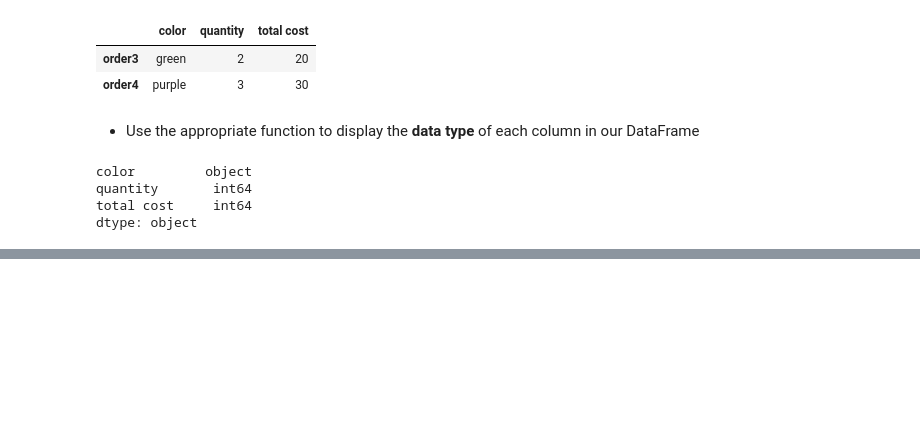
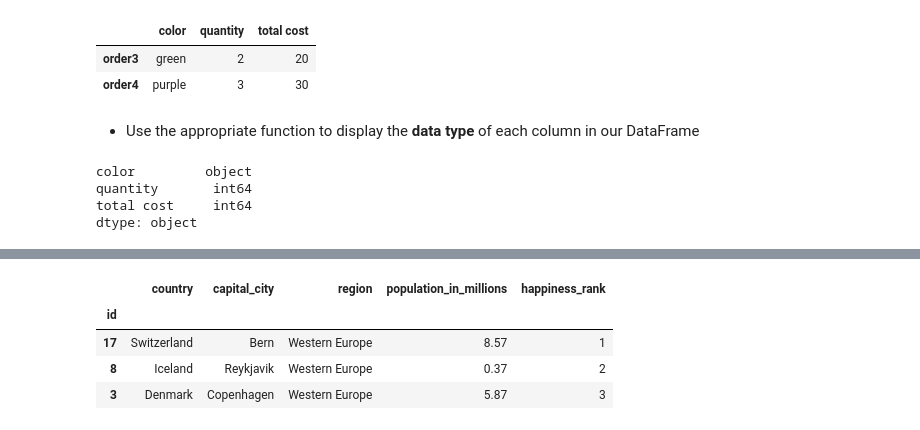
Before and after one commit to megancindric/DA_Flex_Pandas_in_Action, a Jupyter notebook: Pandas_In_Action.ipynb, the cells around one changed output, grey strips where cells are left out. Drawn from its saved outputs; the diff is of its cells as text; code cells hidden in the pictures; blank space fills up the shorter version.

```diff
--- a/Pandas_In_Action.ipynb
+++ b/Pandas_In_Action.ipynb
@@ -170,0 +229,8 @@ dtype: object
+# %%
+csv_dataframe.sort_values("happiness_rank").head(3)
+# %% [output]
+|  | country | capital_city | region | population_in_millions | happiness_rank |
+| id |  |  |  |  |  |
+| 17 | Switzerland | Bern | Western Europe | 8.57 | 1 |
+| 8 | Iceland | Reykjavik | Western Europe | 0.37 | 2 |
+| 3 | Denmark | Copenhagen | Western Europe | 5.87 | 3 |
```
Also changed, not shown: parts of 23 cells of this notebook, 2 other files.
